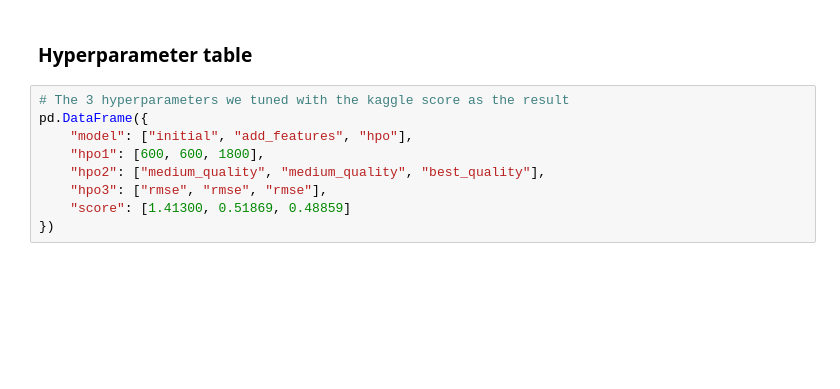
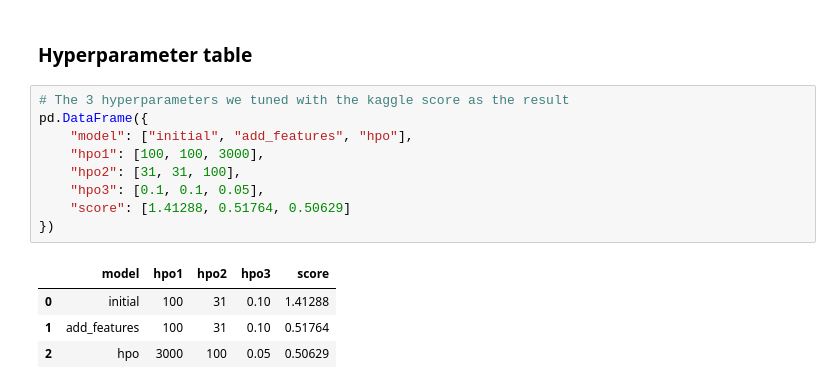
Before and after one commit to MouMike/Bike-Sharing-Demand, a Jupyter notebook: project/project-template.ipynb, the cells around one changed output. Saved outputs shown, nothing was run; the diff lists cells and outputs as text; blank space fills up the shorter version.

```diff
--- a/project/project-template.ipynb
+++ b/project/project-template.ipynb
@@ -2119,9 +2285,14 @@ plt.show()
 # %%
 # The 3 hyperparameters we tuned with the kaggle score as the result
 pd.DataFrame({
     "model": ["initial", "add_features", "hpo"],
-    "hpo1": [600, 600, 1800],
-    "hpo2": ["medium_quality", "medium_quality", "best_quality"],
-    "hpo3": ["rmse", "rmse", "rmse"],
-    "score": [1.41300, 0.51869, 0.48859]
+    "hpo1": [100, 100, 3000],
+    "hpo2": [31, 31, 100],
+    "hpo3": [0.1, 0.1, 0.05],
+    "score": [1.41288, 0.51764, 0.50629]
 })
+# %% [output]
+|  | model | hpo1 | hpo2 | hpo3 | score |
+| 0 | initial | 100 | 31 | 0.10 | 1.41288 |
+| 1 | add_features | 100 | 31 | 0.10 | 0.51764 |
+| 2 | hpo | 3000 | 100 | 0.05 | 0.50629 |
```
Also changed, not shown: parts of 13 cells of this notebook, 2 other files.
